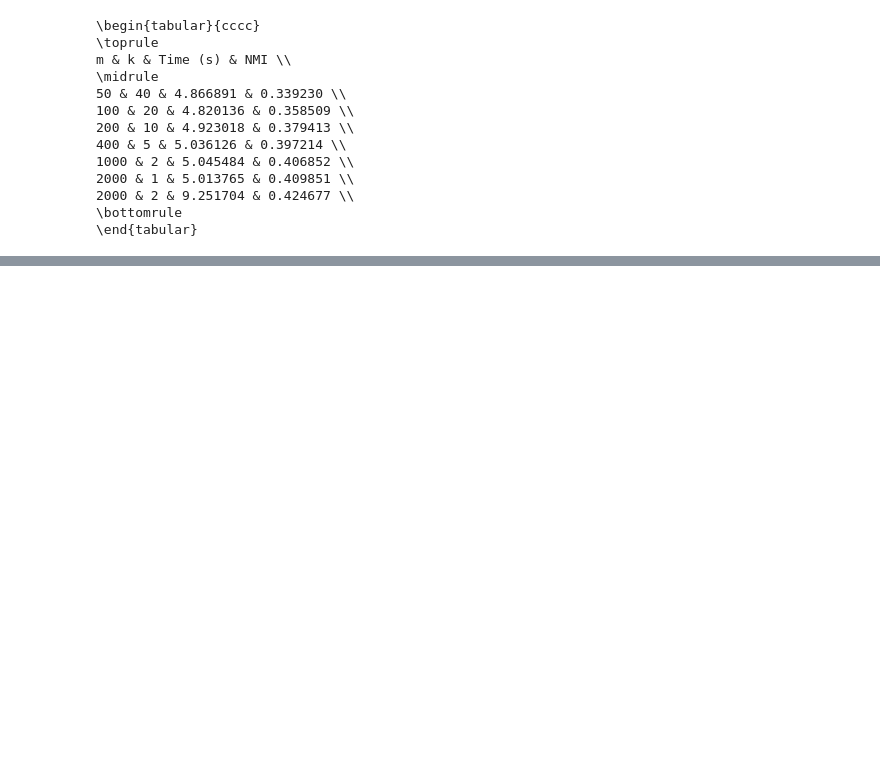
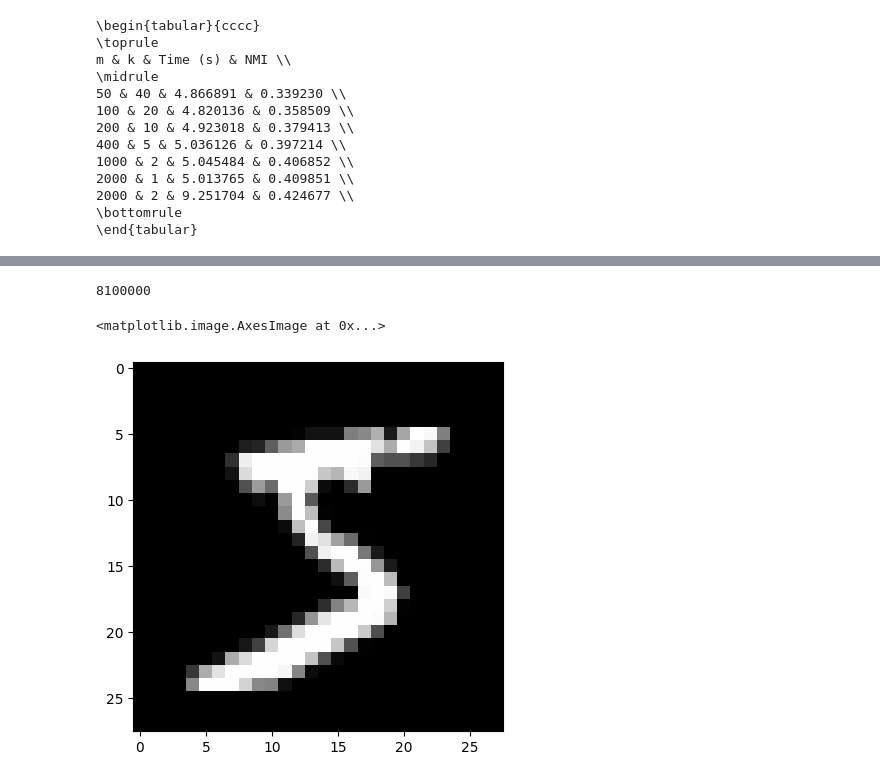
Before and after one commit to HugoPhibbs/GS-DBSCAN-Analysis, a Jupyter notebook: analysis_notebooks/mnist_analysis.ipynb, the cells around one changed output, grey strips where cells are left out. Cells and saved outputs as stored; diff of their text form; code cells hidden in the pictures; blank space fills up the shorter version.

```diff
--- a/analysis_notebooks/mnist_analysis.ipynb
+++ b/analysis_notebooks/mnist_analysis.ipynb
@@ -125,0 +365,6 @@ m & k & Time (s) & NMI \\
+# %%
+import numpy as np
+
+mnist8m = np.fromfile(r"/home/hphi344/Documents/GS-DBSCAN-Analysis/data/mnist8m/mnist8m_f16_X.bin", dtype=np.float16)
+# %%
+mnist8m = mnist8m.reshape((8_100_000, 784))
@@ -125,0 +373,13 @@ m & k & Time (s) & NMI \\
+# %%
+len(mnist8m)
+
+len(mnist8m_labels)
+# %% [output]
+8100000
+# %%
+import matplotlib.pyplot as plt
+
+plt.imshow(mnist8m[0].reshape(28, 28), cmap="gray")
+# %% [output]
+<matplotlib.image.AxesImage at 0x...>
+[figure, added]
```
Also changed, not shown: parts of 11 cells of this notebook, 7 other files.
